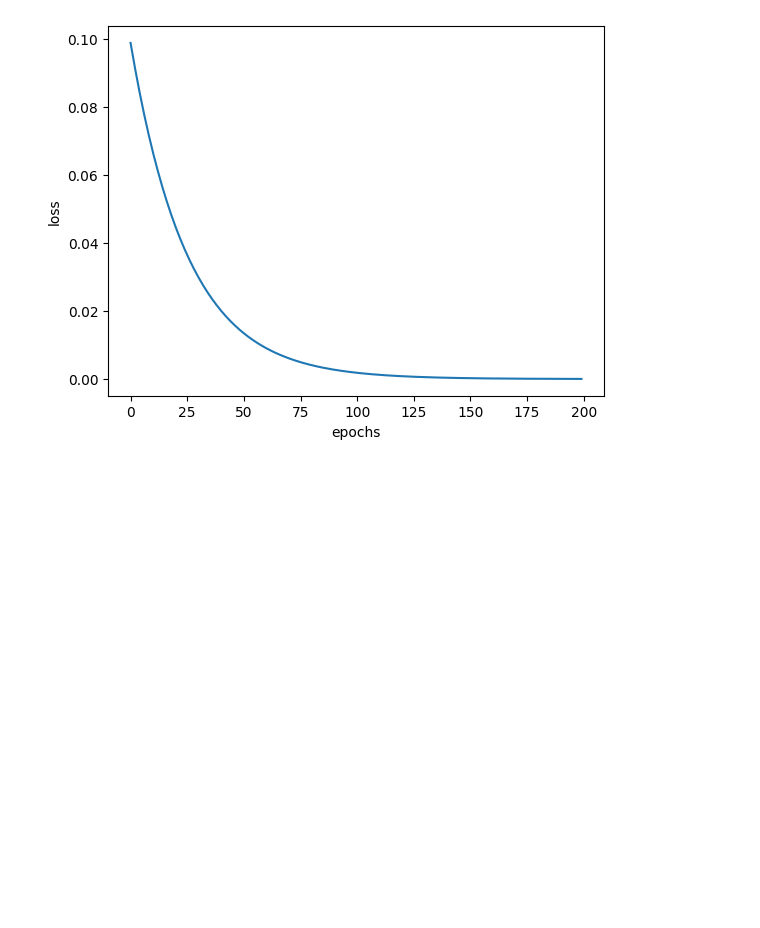
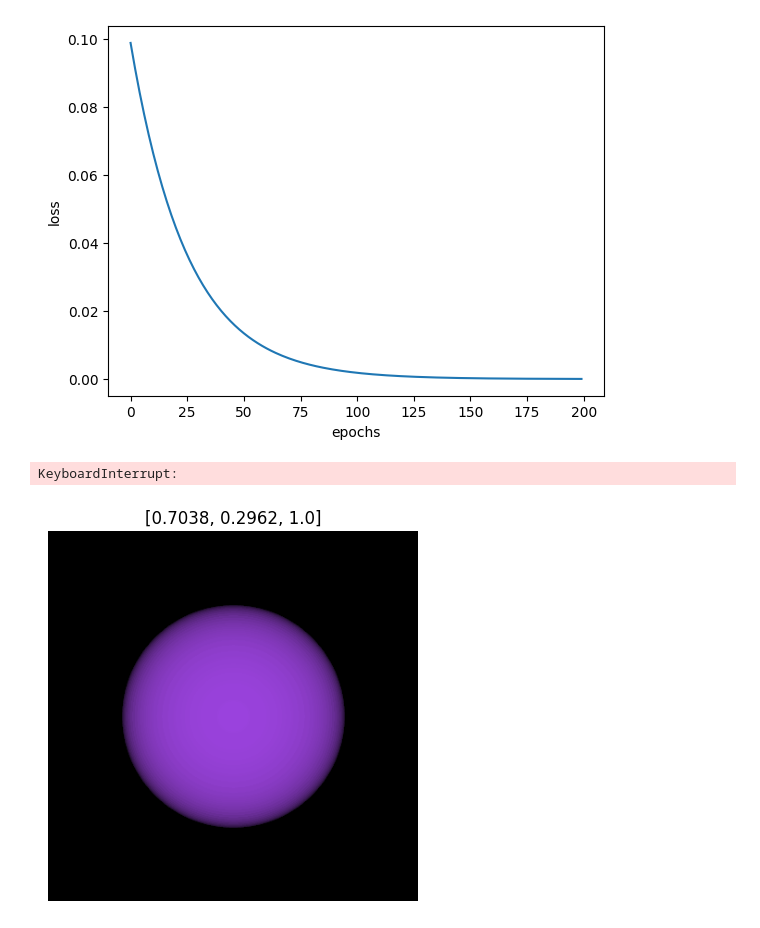
Before and after one commit to stanleyedward/nerf_pytorch_lightning, a Jupyter notebook: sphere_color.ipynb, the cells around one changed output. Cells and saved outputs as stored; diff of their text form; code cells hidden in the pictures; blank space fills up the shorter version.

Commit message:
finalize sphere_optim script

```diff
--- a/sphere_color.ipynb
+++ b/sphere_color.ipynb
@@ -167,41 +116,26 @@ plt.savefig(f'images/sphere_loss.jpg', bbox_inches = 'tight')
 # %%
-import json
-from tqdm import tqdm
-
-with open("sphere_losses.json", 'r') as file:
-    t_losses = json.load(file)
-
-#losses = []
-progress_bar = tqdm(
-    iterable=range(200),
-    total=200
-)
-
-for epoch in progress_bar:
-    progress_bar.set_description(f"Epoch: {epoch}")
+losses = []
+for epoch in range(200):
+    #using helper functions without print statements
     s = Sphere(torch.tensor(ORIGIN), torch.tensor(RADIUS), color_to_optimize)
     Ax = rendering(s, torch.tensor(rays_origin),torch.tensor(rays_direction), 0.8, 1.2, white_background=False)
 
+
     loss = ((Ax - target_px_colors)**2).mean()
- #   losses.append(loss.item())
+    losses.append(loss.item())
 
     optimizer.zero_grad()
     loss.backward()
     optimizer.step()
 
-    current_color = [round(color, 4) for color in color_to_optimize.data.tolist()]
+    if epoch % 10 == 0:
+        current_color = [round(color, 4) for color in color_to_optimize.data.tolist()]
+        print(f"loss: {loss:.4f}")
+        print(f"color: {current_color}")
 
-    progress_bar.set_postfix(
-        {
-            "loss": loss.item(),
-            "color": current_color
-        }
-    )
 
-    if epoch % 10 == 0:
         img = Ax.reshape(HEIGHT, WIDTH, 3).cpu().data.numpy()
         fig, axs = plt.subplots(1,2, figsize=(20,9))
-
         axs[0].imshow(img)
         axs[0].set_title(f"{current_color}")
         axs[0].axis(False)
@@ -214,6 +148,12 @@ for epoch in progress_bar:
         plt.tight_layout()
 
         plt.savefig(f'sphere_img/sphere_epoch_{str(epoch)}.jpg', bbox_inches='tight')
-       # plt.show()
-
-    print(f"[INFO] figures saved to 'sphere_img/'")
+        plt.show()
+# %%
+from train import graphing_sphere_train, sphere_train
+
+# graphing_sphere_train(color_to_optimize, rays_origin, rays_direction, target_px_colors, optimizer, save_dir="test_img")
+sphere_train(color_to_optimize, rays_origin, rays_direction, target_px_colors, optimizer, save_dir='test_img')
+# %% [output]
+KeyboardInterrupt:
+[figure, added]
```
Also changed, not shown: parts of 2 cells of this notebook, 3 other files.
